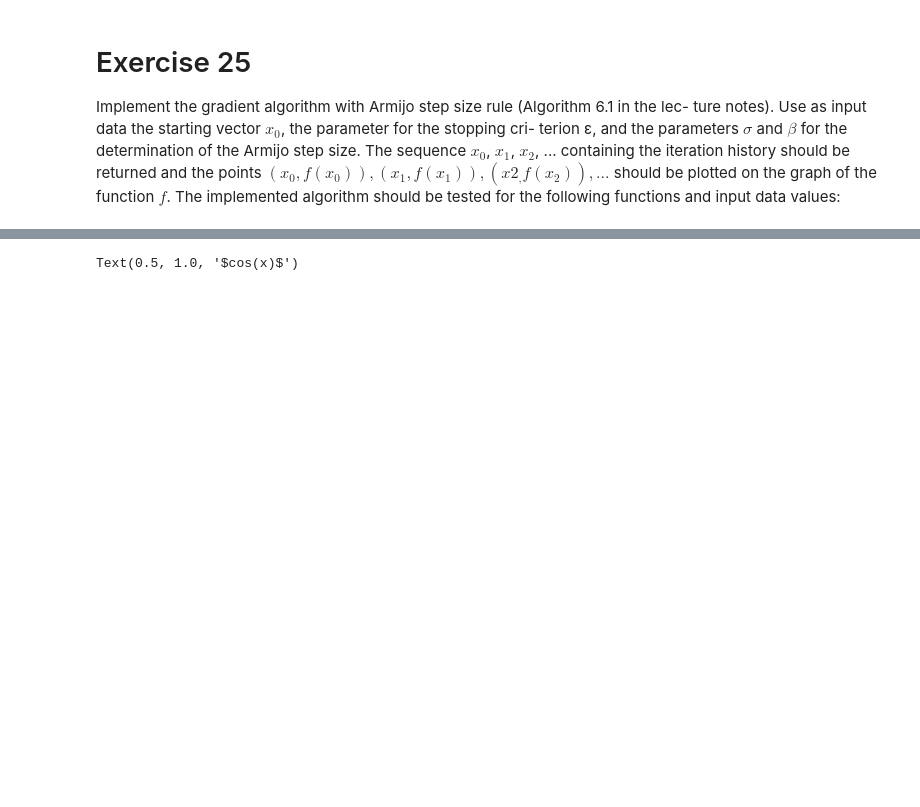
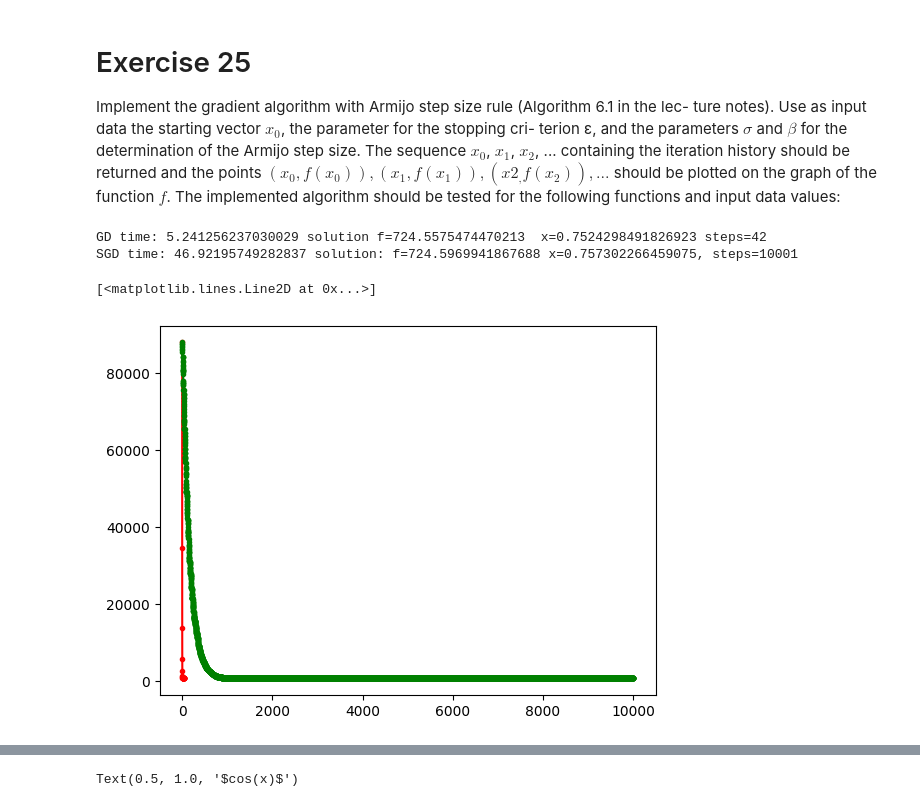
Before and after one commit to miksa234/notes, a Jupyter notebook: nlin_opt/prog/sesh4.ipynb, the cells around one changed output, grey strips where cells are left out. Drawn from its saved outputs; the diff is of its cells as text; code cells hidden in the pictures; blank space fills up the shorter version.

```diff
--- a/nlin_opt/prog/sesh4.ipynb
+++ b/nlin_opt/prog/sesh4.ipynb
@@ -35,0 +107,28 @@ def gradient_method(f, x_0, eps, sig, beta):
+# %%
+a: np.ndarray = np.random.rand(10000)
+b: np.ndarray = np.random.rand(10000)
+x_0: float = 8.0
+sig: float = 10e-2
+beta: float = 1/2
+step: float = 0.01;
+batches: int = 1
+eps: float = 1e-4
+
+start_gd = time()
+gd_x_s, gd_f_s = gd(a, b, x_0, eps, sig, beta)
+end_gd = time()
+print(f"GD time: {end_gd-start_gd} solution f={gd_f_s[-1]}  x={gd_x_s[-1]} steps={len(gd_x_s)}")
+
+start_sgd = time()
+sgd_x_s, sgd_f_s = sgd(a, b, x_0, step, sig, beta, batches)
+end_sgd = time()
+print(f"SGD time: {end_sgd-start_sgd} solution: f={sgd_f_s[-1]} x={sgd_x_s[-1]}, steps={len(sgd_x_s)}")
+# %% [output]
+GD time: 5.241256237030029 solution f=724.5575474470213  x=0.7524298491826923 steps=42
+SGD time: 46.92195749282837 solution: f=724.5969941867688 x=0.757302266459075, steps=10001
+# %%
+plt.plot(gd_f_s, c='r', marker='.')
+plt.plot(sgd_f_s, c='g', marker='.')
+# %% [output]
+[<matplotlib.lines.Line2D at 0x...>]
+[figure, added]
```
Also changed, not shown: parts of 5 cells of this notebook, 19 other files.
